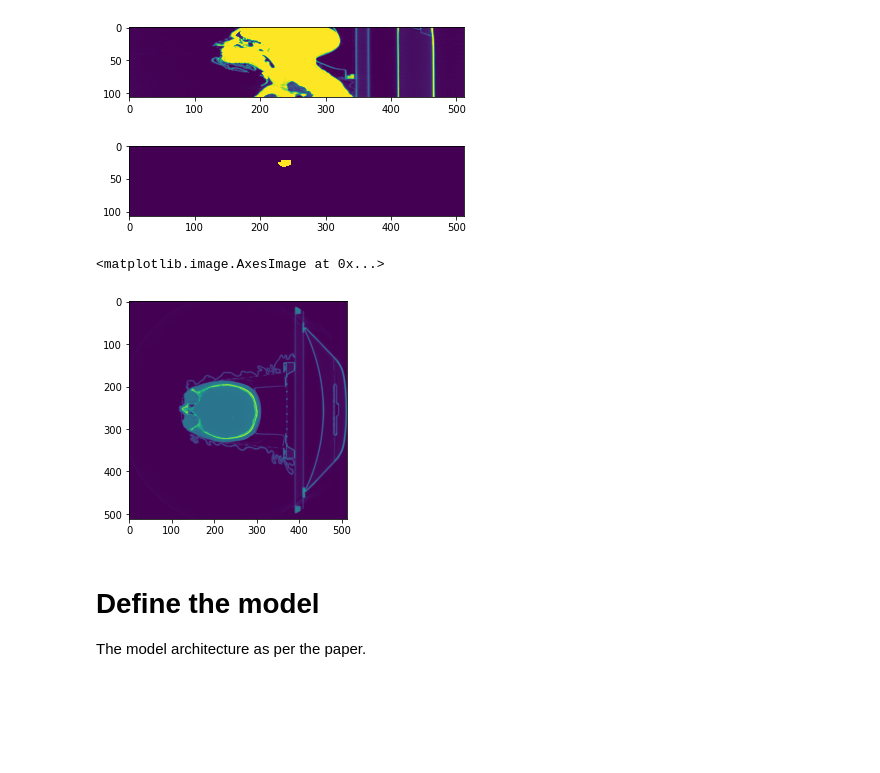
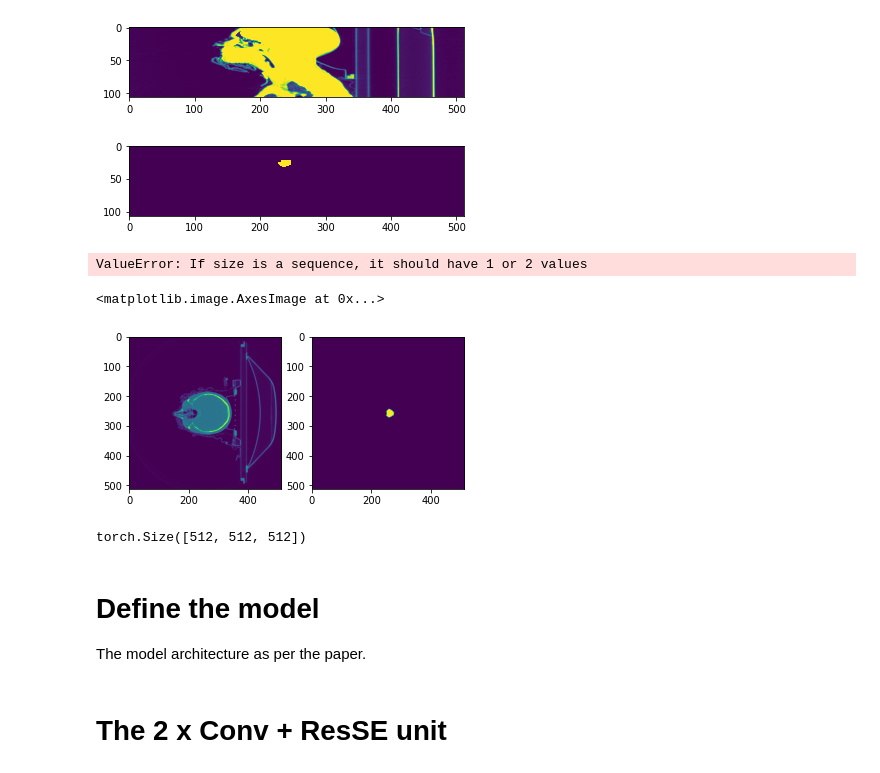
Before and after one commit to Deep-Learning-Reproduction-150/organ-segmentation, a Jupyter notebook: sandbox-veikko.ipynb, the cells around one changed output. Drawn from its saved outputs; the diff is of its cells as text; code cells hidden in the pictures; blank space fills up the shorter version.

```diff
--- a/sandbox-veikko.ipynb
+++ b/sandbox-veikko.ipynb
@@ -121,10 +122,15 @@ class CustomImageDataset(Dataset):
 
 raw_1_img_filepaths = glob("./data/raw/PDDCA-1.4.1_part1/*")
 
+network_input_size = (256,256,48)
+
+torchvision.transforms.Resize(network_input_size)
+
 train_transform = transforms.Compose([
             transforms.ToTensor(),
             pad_tensor,
         ])
+
 # Create the dataset
 train_set_brainstem = CustomImageDataset(
     raw_1_img_filepaths,
@@ -136,13 +142,22 @@ train_set_brainstem = CustomImageDataset(
 # Define data loaders used to iterate through dataset
 train_dataloader = DataLoader(train_set_brainstem, batch_size=8, shuffle=True)
 #test_loader = DataLoader(test_data, batch_size=1000)
+# %% [output]
+ValueError: If size is a sequence, it should have 1 or 2 values
 # %%
 train_features, train_labels = next(iter(train_dataloader))
-# %%
-plt.imshow(train_features[0,100,:,:])
-# %% [output]
-<matplotlib.image.AxesImage at 0x...>
-[figure, removed]
+# %%
+fig, axes = plt.subplots(1,2)
+axes[0].imshow(train_features[0,100,:,:])
+axes[1].imshow(train_labels[0,100,:,:])
+# %% [output]
+<matplotlib.image.AxesImage at 0x...>
+[figure, added]
+# %%
+train_features[0].shape
+#pd.DataFrame(train_features[0,0]).describe().mean(axis=1)
+# %% [output]
+torch.Size([512, 512, 512])
 # %% [markdown]
 # Define the model
 
@@ -228 +241,3 @@ class OrganNetRepro(torch.nn.Module):
         pass
+# %% [markdown]
+# The 2 x Conv + ResSE unit
```
Also changed, not shown: parts of 6 cells of this notebook.
